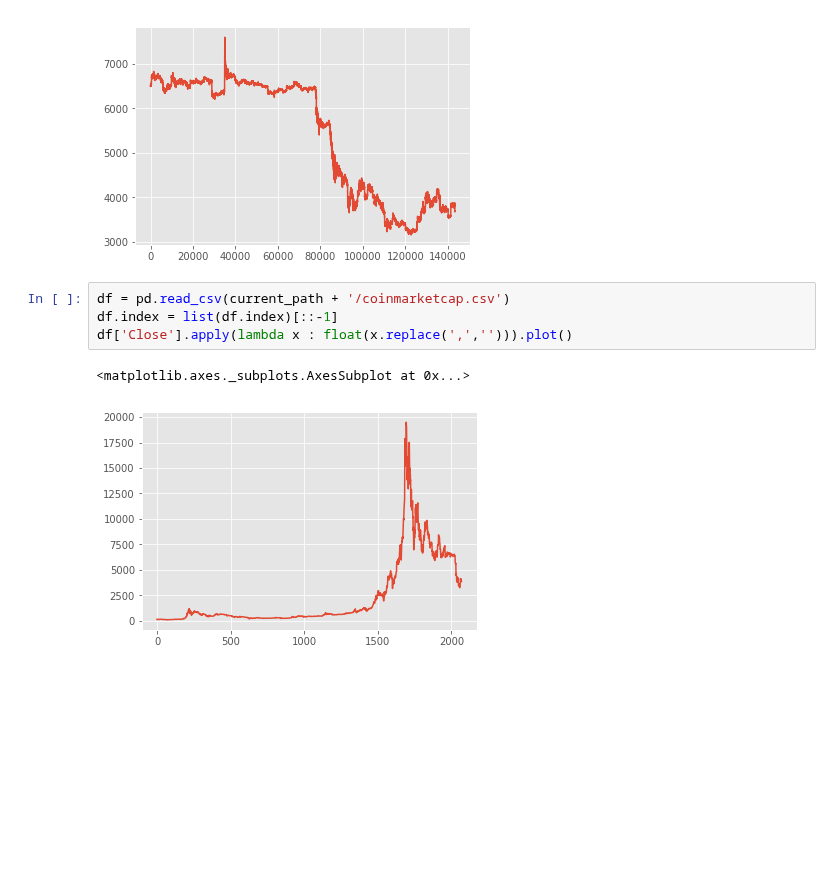
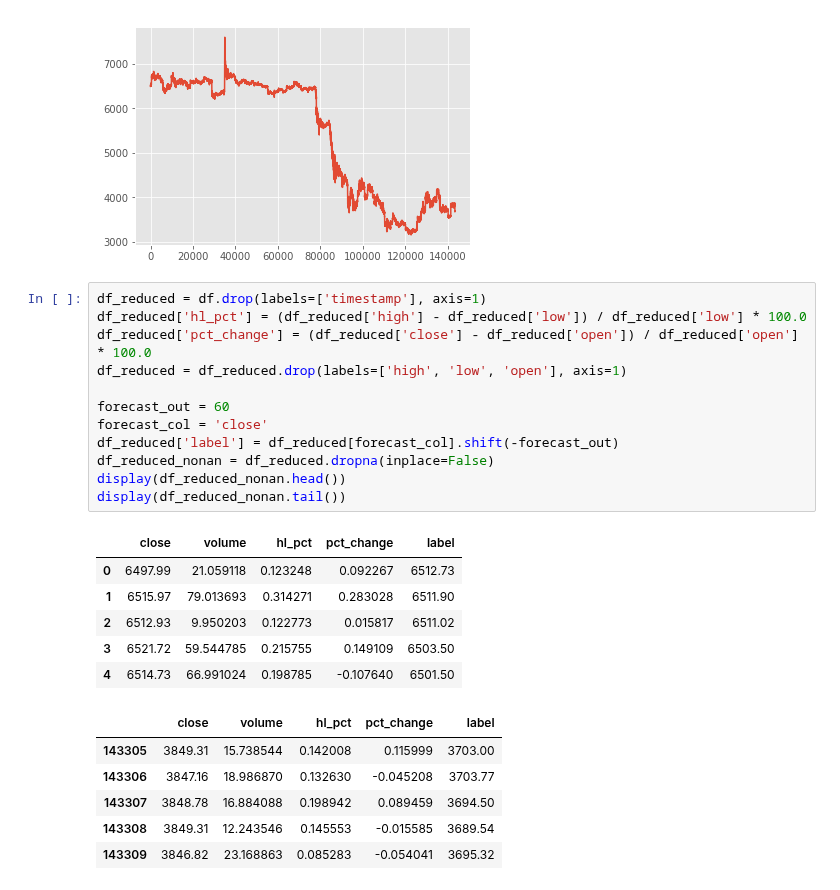
Before and after one commit to jonathancai11/btc-analysis, a Jupyter notebook: btc-prediction.ipynb, the cells around one changed output. Drawn from its saved outputs; the diff is of its cells as text; blank space fills up the shorter version.

```diff
--- a/btc-prediction.ipynb
+++ b/btc-prediction.ipynb
@@ -315,11 +329,29 @@ df['close'].plot()
 # %% [output]
 <matplotlib.axes._subplots.AxesSubplot at 0x...>
 [figure]
-# %%
-df = pd.read_csv(current_path + '/coinmarketcap.csv')
-df.index = list(df.index)[::-1]
-df['Close'].apply(lambda x : float(x.replace(',',''))).plot()
-# %% [output]
-<matplotlib.axes._subplots.AxesSubplot at 0x...>
-[figure, removed]
+# %%
+df_reduced = df.drop(labels=['timestamp'], axis=1)
+df_reduced['hl_pct'] = (df_reduced['high'] - df_reduced['low']) / df_reduced['low'] * 100.0
+df_reduced['pct_change'] = (df_reduced['close'] - df_reduced['open']) / df_reduced['open'] * 100.0
+df_reduced = df_reduced.drop(labels=['high', 'low', 'open'], axis=1)
+
+forecast_out = 60
+forecast_col = 'close'
+df_reduced['label'] = df_reduced[forecast_col].shift(-forecast_out)
+df_reduced_nonan = df_reduced.dropna(inplace=False)
+display(df_reduced_nonan.head())
+display(df_reduced_nonan.tail())
+# %% [output]
+|  | close | volume | hl_pct | pct_change | label |
+| 0 | 6497.99 | 21.059118 | 0.123248 | 0.092267 | 6512.73 |
+| 1 | 6515.97 | 79.013693 | 0.314271 | 0.283028 | 6511.90 |
+| 2 | 6512.93 | 9.950203 | 0.122773 | 0.015817 | 6511.02 |
+| 3 | 6521.72 | 59.544785 | 0.215755 | 0.149109 | 6503.50 |
+| 4 | 6514.73 | 66.991024 | 0.198785 | -0.107640 | 6501.50 |
+|  | close | volume | hl_pct | pct_change | label |
+| 143305 | 3849.31 | 15.738544 | 0.142008 | 0.115999 | 3703.00 |
+| 143306 | 3847.16 | 18.986870 | 0.132630 | -0.045208 | 3703.77 |
+| 143307 | 3848.78 | 16.884088 | 0.198942 | 0.089459 | 3694.50 |
+| 143308 | 3849.31 | 12.243546 | 0.145553 | -0.015585 | 3689.54 |
+| 143309 | 3846.82 | 23.168863 | 0.085283 | -0.054041 | 3695.32 |
 # %%
```
Also changed, not shown: parts of 7 cells of this notebook.
